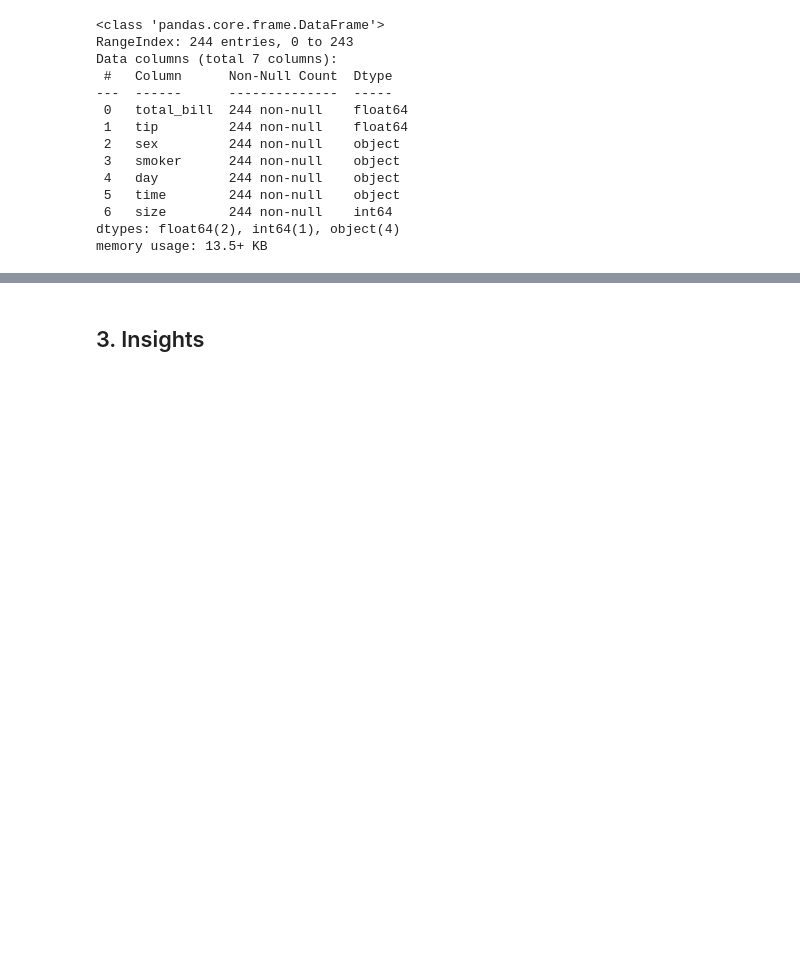
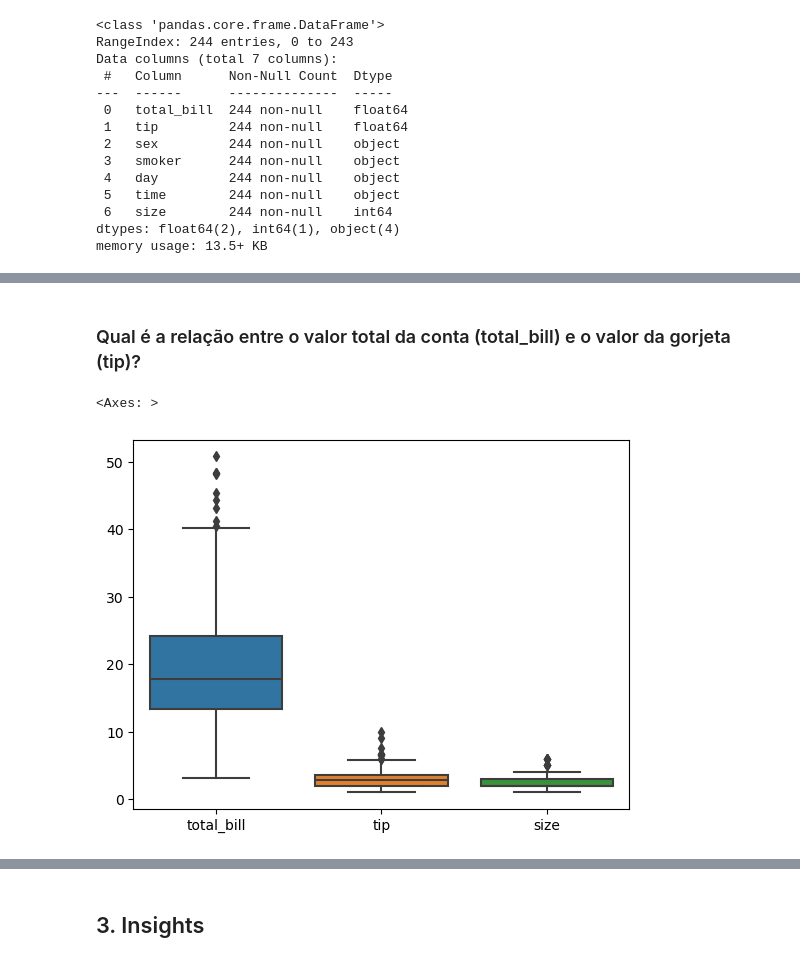
Before and after one commit to ReinboldB/avanti-bootcamp-cdd, a Jupyter notebook: notebooks/01-exploratory_data_analysis.ipynb, the cells around one changed output, grey strips where cells are left out. Saved outputs shown, nothing was run; the diff lists cells and outputs as text; code cells hidden in the pictures; blank space fills up the shorter version.

```diff
--- a/notebooks/01-exploratory_data_analysis.ipynb
+++ b/notebooks/01-exploratory_data_analysis.ipynb
@@ -41,0 +84,8 @@ memory usage: 13.5+ KB
+# %% [markdown]
+### Qual é a relação entre o valor total da conta (total_bill) e o valor da gorjeta (tip)?
+# %%
+#identificação de outliers para entender qual correlação utilizar
+sns.boxplot(df)
+# %% [output]
+<Axes: >
+[figure, added]
```
Also changed, not shown: parts of 47 cells of this notebook, 3 other files.
